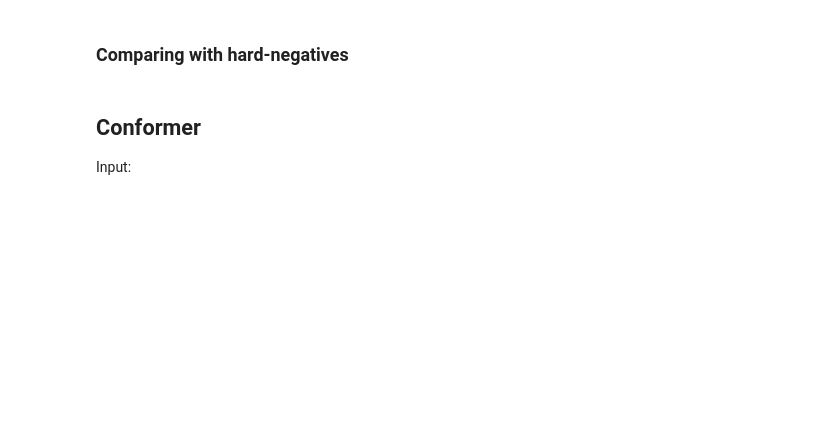
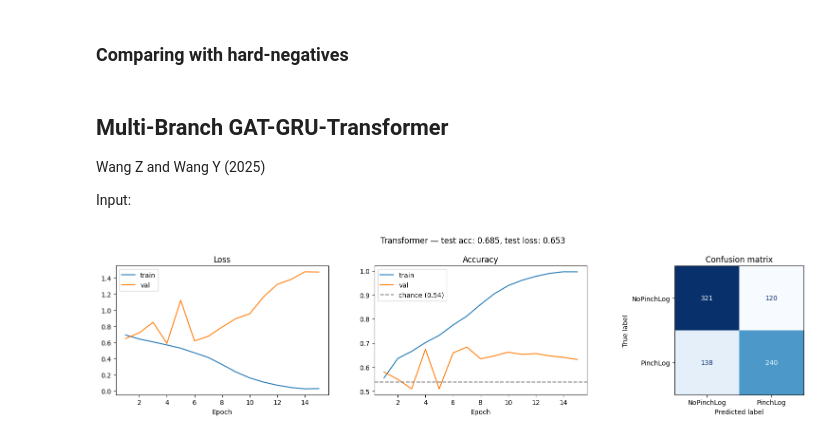
Before and after one commit to baeriswyln/VIBE, a Jupyter notebook: DataAnalysis/14_classification.ipynb, the cells around one changed output. Drawn from its saved outputs; the diff is of its cells as text; code cells hidden in the pictures; blank space fills up the shorter version.

```diff
--- a/DataAnalysis/14_classification.ipynb
+++ b/DataAnalysis/14_classification.ipynb
@@ -484,6 +735,12 @@ _ = plot_run(results_cross_subject, run_name="cross_subject")
 # %% [markdown]
 ### Comparing with hard-negatives
 # %% [markdown]
-## Conformer
+## Multi-Branch GAT-GRU-Transformer
+
+Wang Z and Wang Y (2025)
 
 Input:
+# %%
+_ = plot_run(out, run_name="Transformer")
+# %% [output]
+[figure, added]
```
Also changed, not shown: parts of 7 cells of this notebook.
